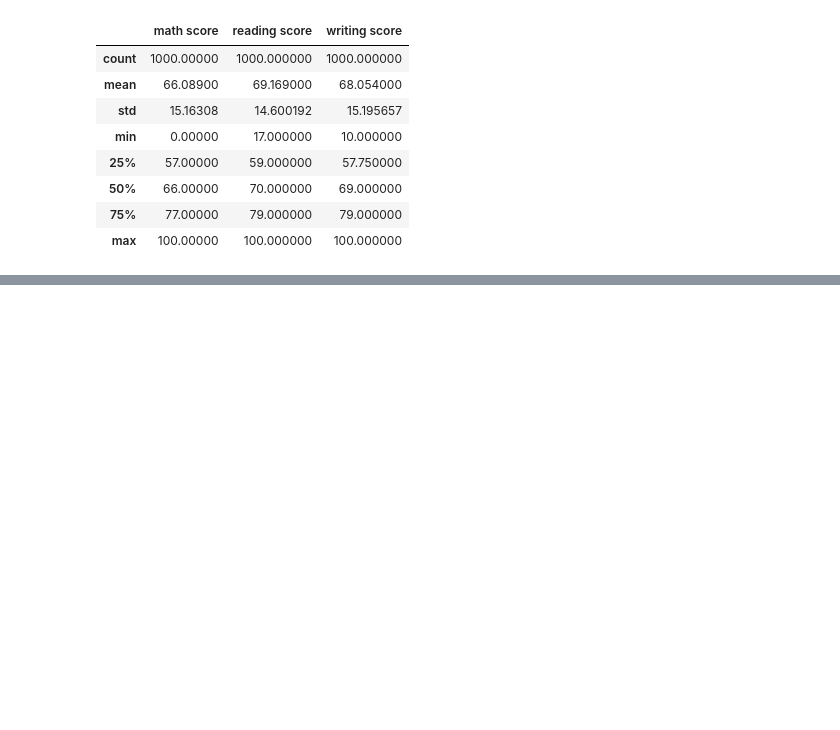
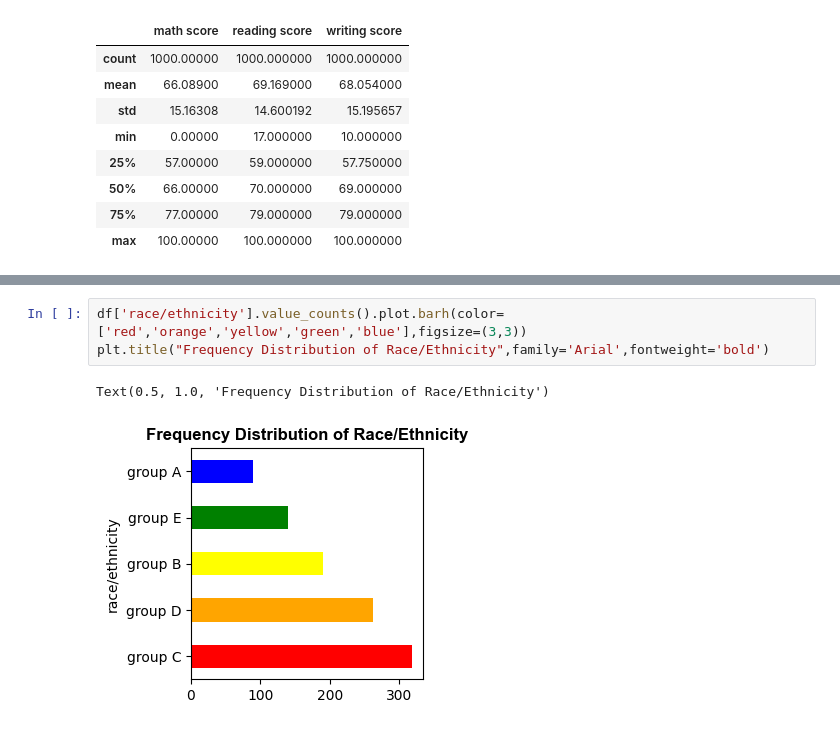
Before and after one commit to Nit-Munjapara19/student-performance-analysis, a Jupyter notebook: student_performance_analysis.ipynb, the cells around one changed output, grey strips where cells are left out. Saved outputs shown, nothing was run; the diff lists cells and outputs as text; blank space fills up the shorter version.

```diff
--- a/student_performance_analysis.ipynb
+++ b/student_performance_analysis.ipynb
@@ -29,0 +35,6 @@ df.describe()
+# %%
+df['race/ethnicity'].value_counts().plot.barh(color=['red','orange','yellow','green','blue'],figsize=(3,3))
+plt.title("Frequency Distribution of Race/Ethnicity",family='Arial',fontweight='bold')
+# %% [output]
+Text(0.5, 1.0, 'Frequency Distribution of Race/Ethnicity')
+[figure, added]
```
Also changed, not shown: parts of 4 cells of this notebook.
